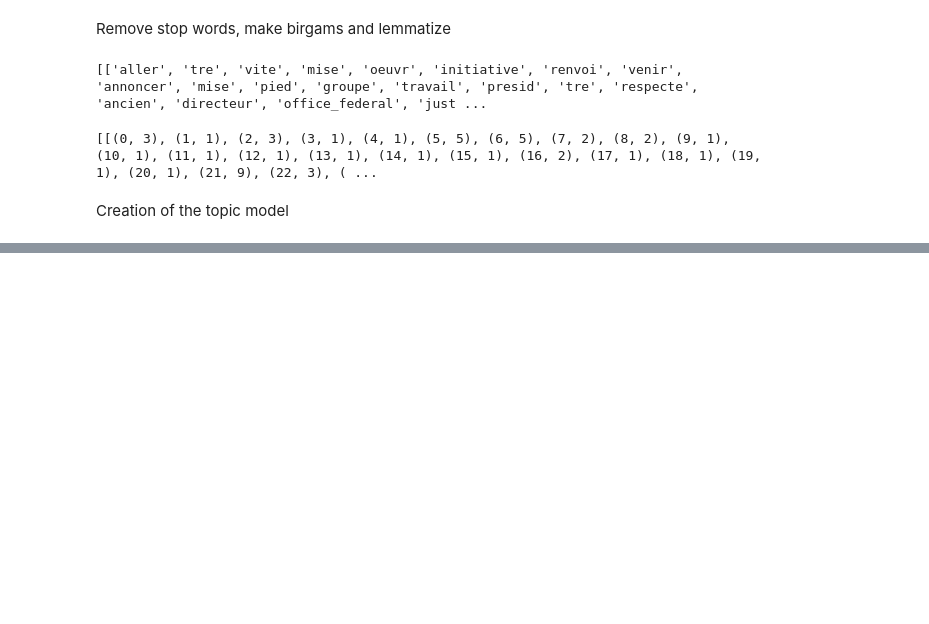
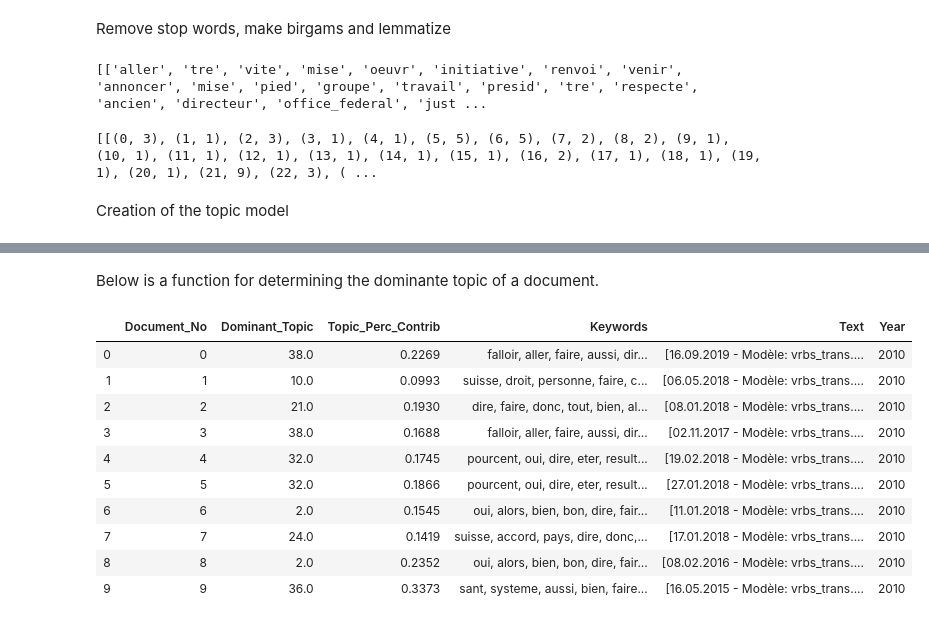
Before and after one commit to ArthurVignon/ADA_project, a Jupyter notebook: RTS_data_preprocessing.ipynb, the cells around one changed output, grey strips where cells are left out. Cells and saved outputs as stored; diff of their text form; code cells hidden in the pictures; blank space fills up the shorter version.

```diff
--- a/RTS_data_preprocessing.ipynb
+++ b/RTS_data_preprocessing.ipynb
@@ -462,0 +403,49 @@ plt.show()
+# %% [markdown]
+Below is a function for determining the dominante topic of a document.
+# %%
+#Attempt to look at the document topic distribution for the above selected topics and then this over time
+def format_topics_sentences(ldamodel, corpus, all_party_data):
+    # Init output
+    sent_topics_df = pd.DataFrame()
+    texts=all_party_data['text'].astype(str).str.lower()
+
+    # Get main topic in each document
+    for i, row in enumerate(ldamodel[corpus]):
+        row = sorted(row, key=lambda x: (x[1]), reverse=True)
+        # Get the Dominant topic, Perc Contribution and Keywords for each document
+        for j, (topic_num, prop_topic) in enumerate(row):
+            if j == 0:  # => dominant topic
+                wp = ldamodel.show_topic(topic_num)
+                topic_keywords = ", ".join([word for word, prop in wp])
+                sent_topics_df = sent_topics_df.append(pd.Series([int(topic_num), round(prop_topic,4), topic_keywords]), ignore_index=True)
+            else:
+                break
+    sent_topics_df.columns = ['Dominant_Topic', 'Perc_Contribution', 'Topic_Keywords']
+
+    # Add original text to the end of the output
+    sent_topics_df.reset_index(drop=True, inplace=True)
+    all_party_data.reset_index(drop=True, inplace=True)
+    sent_topics_df = pd.concat([sent_topics_df, all_party_data[['text', 'year']]], axis=1)
+    return(sent_topics_df)
+
+
+df_topic_sents_keywords = format_topics_sentences(ldamodel=optimal_model, corpus=corpus, all_party_data=all_party_topic)
+
+# Format
+df_dominant_topic = df_topic_sents_keywords.reset_index()
+df_dominant_topic.columns = ['Document_No', 'Dominant_Topic', 'Topic_Perc_Contrib', 'Keywords', 'Text', 'Year']
+
+# Show
+df_dominant_topic.head(10)
+# %% [output]
+|  | Document_No | Dominant_Topic | Topic_Perc_Contrib | Keywords | Text | Year |
+| 0 | 0 | 38.0 | 0.2269 | falloir, aller, faire, aussi, dir... | [16.09.2019 - Modèle: vrbs_trans.... | 2010 |
+| 1 | 1 | 10.0 | 0.0993 | suisse, droit, personne, faire, c... | [06.05.2018 - Modèle: vrbs_trans.... | 2010 |
+| 2 | 2 | 21.0 | 0.1930 | dire, faire, donc, tout, bien, al... | [08.01.2018 - Modèle: vrbs_trans.... | 2010 |
+| 3 | 3 | 38.0 | 0.1688 | falloir, aller, faire, aussi, dir... | [02.11.2017 - Modèle: vrbs_trans.... | 2010 |
+| 4 | 4 | 32.0 | 0.1745 | pourcent, oui, dire, eter, result... | [19.02.2018 - Modèle: vrbs_trans.... | 2010 |
+| 5 | 5 | 32.0 | 0.1866 | pourcent, oui, dire, eter, result... | [27.01.2018 - Modèle: vrbs_trans.... | 2010 |
+| 6 | 6 | 2.0 | 0.1545 | oui, alors, bien, bon, dire, fair... | [11.01.2018 - Modèle: vrbs_trans.... | 2010 |
+| 7 | 7 | 24.0 | 0.1419 | suisse, accord, pays, dire, donc,... | [17.01.2018 - Modèle: vrbs_trans.... | 2010 |
+| 8 | 8 | 2.0 | 0.2352 | oui, alors, bien, bon, dire, fair... | [08.02.2016 - Modèle: vrbs_trans.... | 2010 |
+| 9 | 9 | 36.0 | 0.3373 | sant, systeme, aussi, bien, faire... | [16.05.2015 - Modèle: vrbs_trans.... | 2010 |
```
Also changed, not shown: parts of 32 cells of this notebook, 1 other file.
